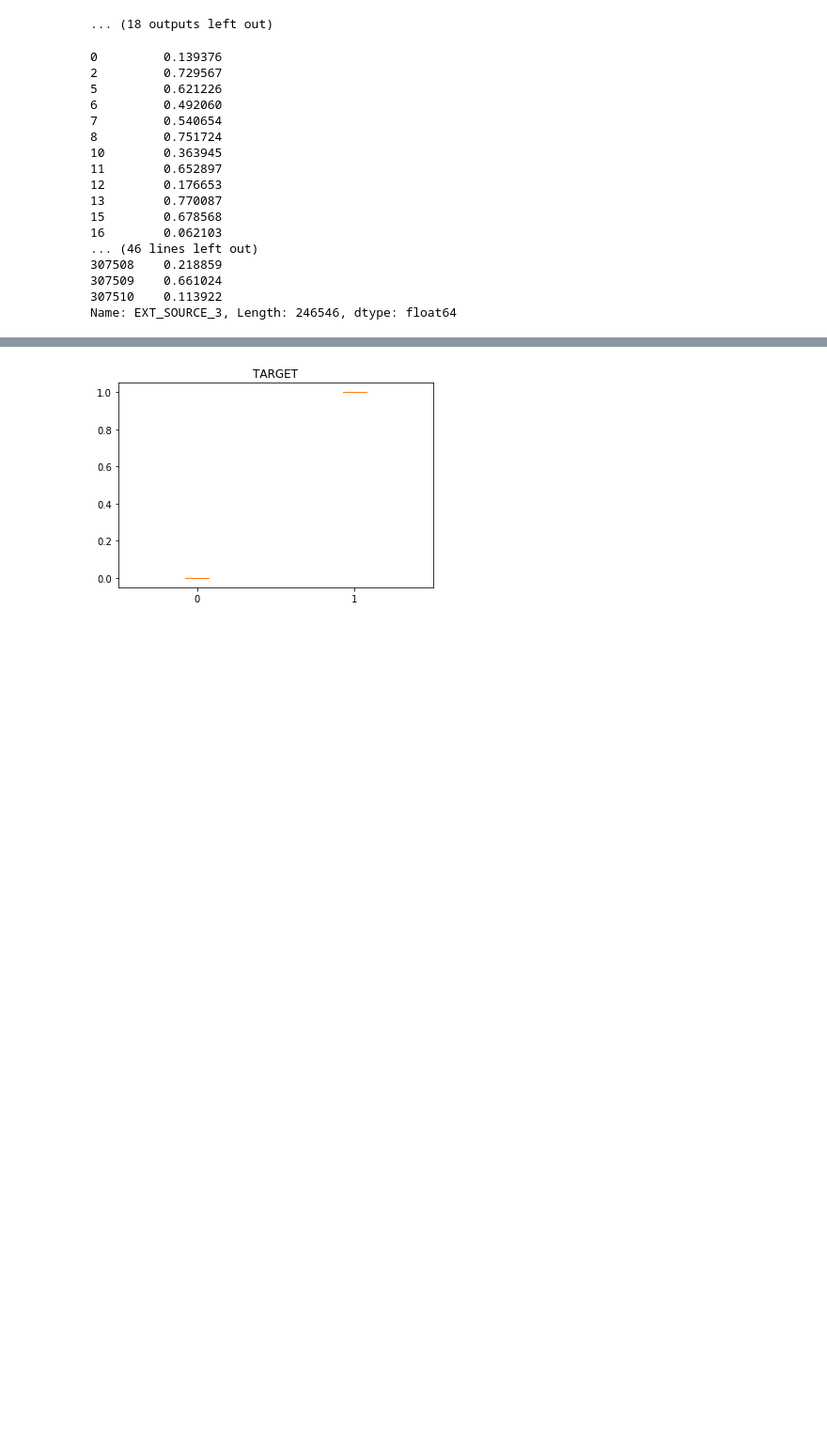
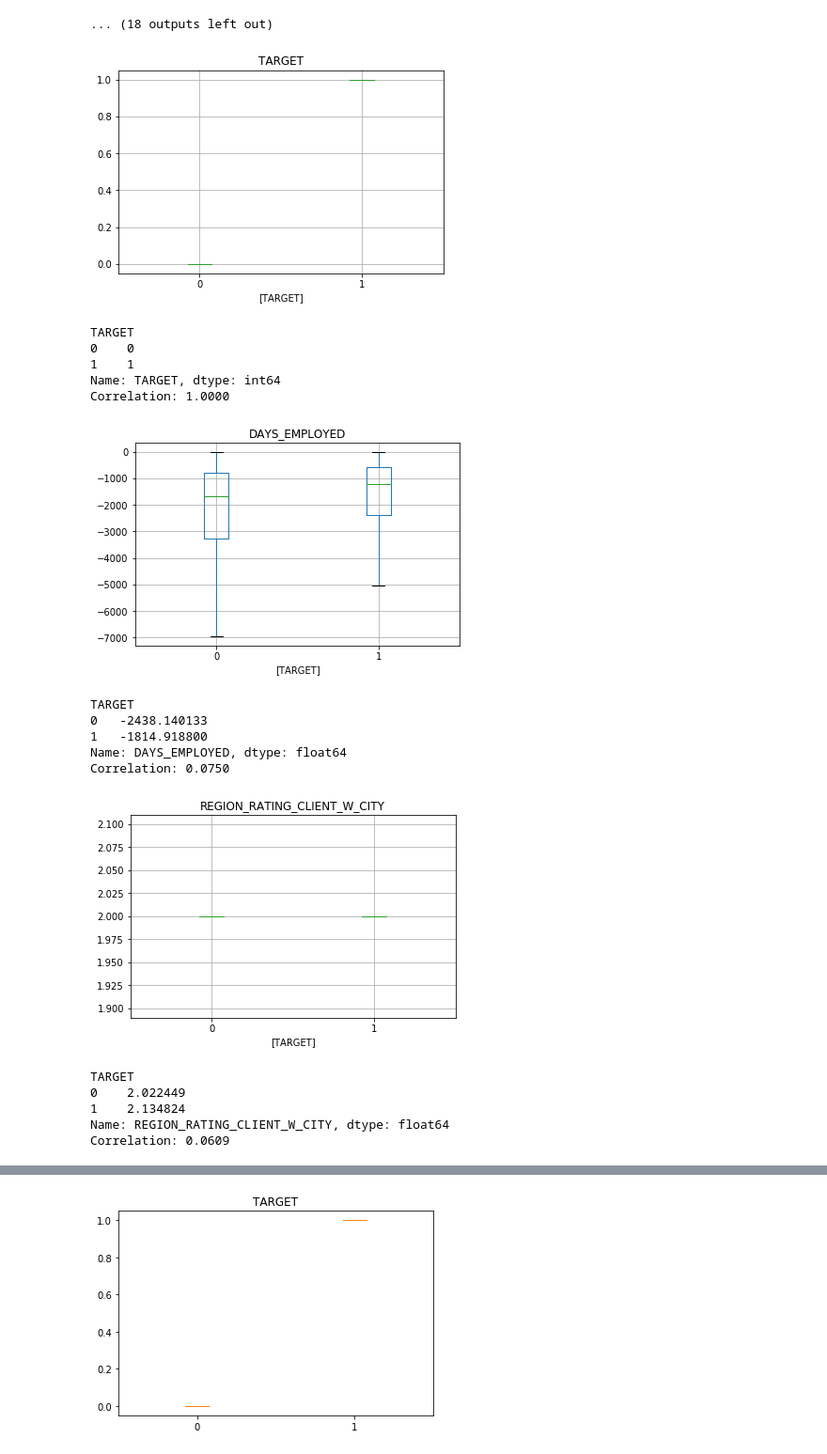
Before and after one commit to linhui1017/2nd-ML100Days, a Jupyter notebook: homework/Day_010_HW.ipynb, the cells around one changed output, grey strips where cells are left out. Shown at 94% size. Saved outputs shown, nothing was run; the diff lists cells and outputs as text; code cells hidden in the pictures; blank space fills up the shorter version.

```diff
--- a/homework/Day_010_HW.ipynb
+++ b/homework/Day_010_HW.ipynb
@@ -190,29 +229,32 @@ for col, corr_value in nagtive_corr.iteritems():
 [[ 1.         -0.04400337]
  [-0.04400337  1.        ]]
 ... (18 outputs left out)
-# %%
-sub = app_train[~app_train['EXT_SOURCE_3'].isnull()]
-plt.scatter(np.log10(sub['EXT_SOURCE_3']), sub['TARGET'])
-plt.xlabel('EXT_SOURCE_3')
-plt.ylabel('TARGET (raw)')
-plt.show()
-corr = np.corrcoef(sub['EXT_SOURCE_3'], sub['TARGET'])
-print(corr)
-# %% [output]
-0         0.139376
-2         0.729567
-5         0.621226
-6         0.492060
-7         0.540654
-8         0.751724
-10        0.363945
-11        0.652897
-12        0.176653
-13        0.770087
-15        0.678568
-16        0.062103
-... (46 lines left out)
-307508    0.218859
-307509    0.661024
-307510    0.113922
-Name: EXT_SOURCE_3, Length: 246546, dtype: float64
+# %%
+# # 正相關 檢視這些欄位的數值範圍
+for col, corr_value in positive_corr.iteritems():
+    grouped_df = app_train.groupby(grp)[col]
+    plt_column =[col]
+    app_train.boxplot(column=plt_column, by = grp, showfliers = False)
+    plt.suptitle('')
+    plt.show()
+    print(grouped_df.mean())
+    print("Correlation: %.4f" % (corr_value))
+# %% [output]
+[figure, added]
+TARGET
+0    0
+1    1
+Name: TARGET, dtype: int64
+Correlation: 1.0000
+[figure, added]
+TARGET
+0   -2438.140133
+1   -1814.918800
+Name: DAYS_EMPLOYED, dtype: float64
+Correlation: 0.0750
+[figure, added]
+TARGET
+0    2.022449
+1    2.134824
+Name: REGION_RATING_CLIENT_W_CITY, dtype: float64
+Correlation: 0.0609
```
Also changed, not shown: parts of 6 cells of this notebook.
